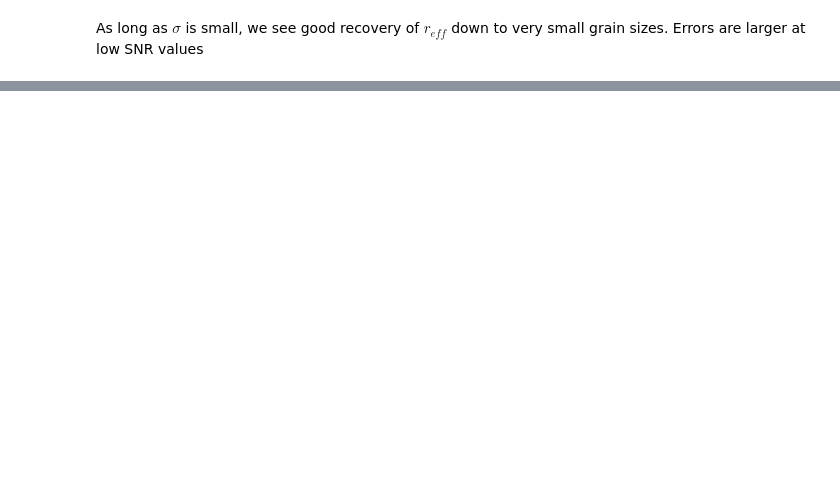
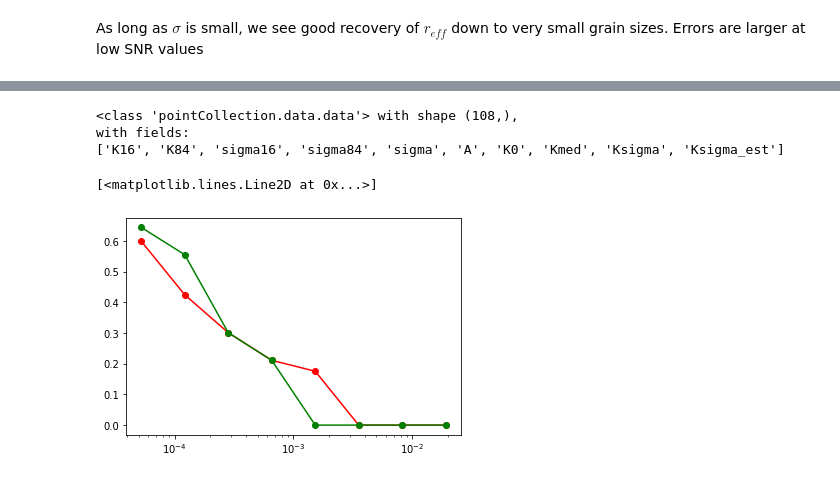
Before and after one commit to SmithB/ATM_waveform, a Jupyter notebook: subsurface_scat_fit_stats.ipynb, the cells around one changed output, grey strips where cells are left out. Drawn from its saved outputs; the diff is of its cells as text; code cells hidden in the pictures; blank space fills up the shorter version.

```diff
--- a/subsurface_scat_fit_stats.ipynb
+++ b/subsurface_scat_fit_stats.ipynb
@@ -141,0 +121,13 @@ The fitting process starts to produce significant biases in the recovery for $\s
+# %%
+files={'rg':'2color_test.h5', 'g':'green_only_test.h5'}
+D={}
+pc=None
+import pointCollection as pc
+for key in files:
+    D[key]=pc.data().from_h5(files[key], field_dict={None:['K16','K84', 'sigma16', 'sigma84', 'sigma','A','K0','Kmed', 'Ksigma','Ksigma_est']})
+# %%
+D['rg'].index(np.in1d(D['rg'].K0, D['g'].K0))
+# %% [output]
+<class 'pointCollection.data.data'> with shape (108,),
+with fields:
+['K16', 'K84', 'sigma16', 'sigma84', 'sigma', 'A', 'K0', 'Kmed', 'Ksigma', 'Ksigma_est']
@@ -141,0 +137,9 @@ The fitting process starts to produce significant biases in the recovery for $\s
+# %%
+irg=(D['rg'].sigma==2) & (D['rg'].A==100)
+ig=(D['g'].sigma==2) & (D['g'].A==100)
+
+plt.semilogx(D['rg'].K0[irg], D['rg'].Kspread[irg],'r', marker='o')
+plt.semilogx(D['g'].K0[irg], D['g'].Kspread[irg],'g', marker='o')
+# %% [output]
+[<matplotlib.lines.Line2D at 0x...>]
+[figure, added]
```
Also changed, not shown: parts of 10 cells of this notebook.
